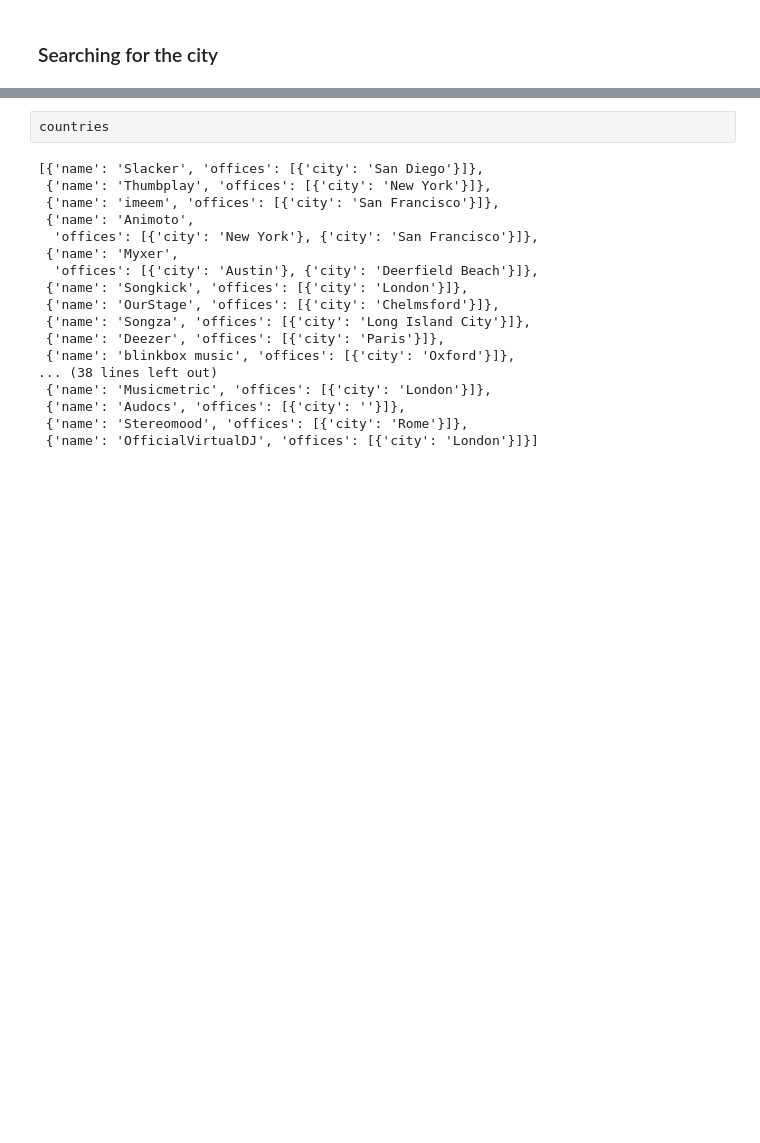
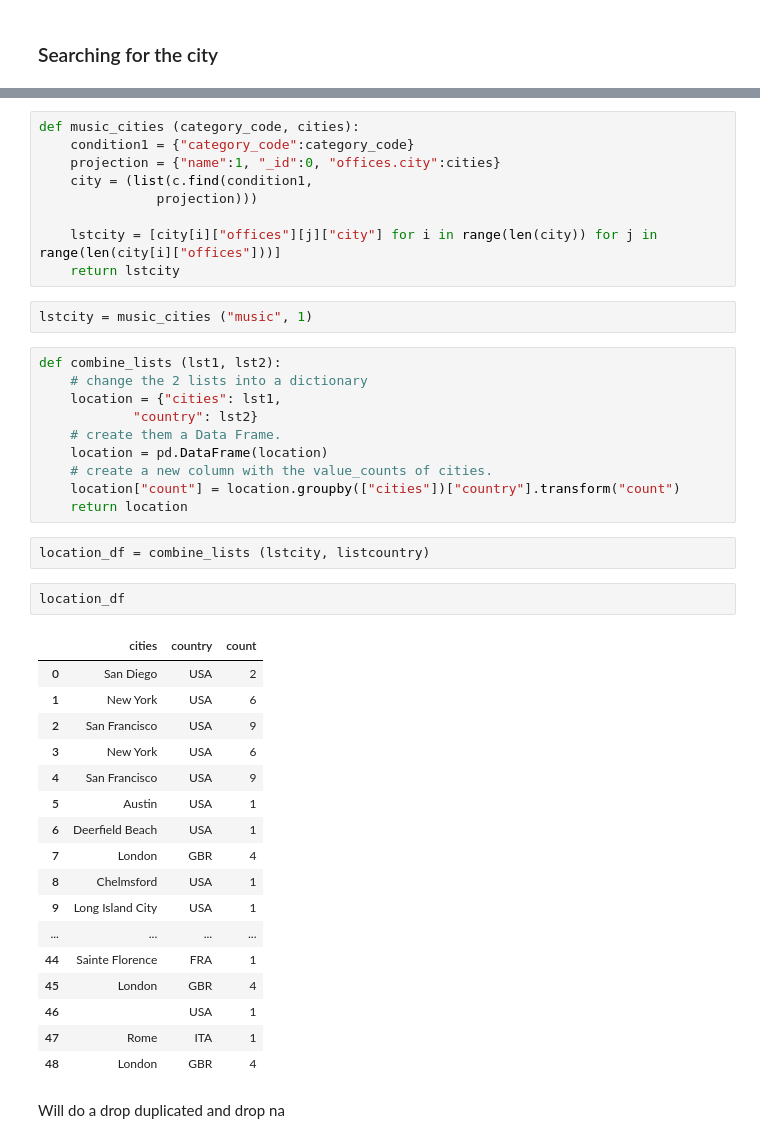
Before and after one commit to imalanz/RockAI_Studio, a Jupyter notebook: Analisis.ipynb, the cells around one changed output, grey strips where cells are left out. Saved outputs shown, nothing was run; the diff lists cells and outputs as text; blank space fills up the shorter version.

```diff
--- a/Analisis.ipynb
+++ b/Analisis.ipynb
@@ -185,20 +153,45 @@ countries = (list(c.find(condition1,
-# %%
-countries
-# %% [output]
-[{'name': 'Slacker', 'offices': [{'city': 'San Diego'}]},
- {'name': 'Thumbplay', 'offices': [{'city': 'New York'}]},
- {'name': 'imeem', 'offices': [{'city': 'San Francisco'}]},
- {'name': 'Animoto',
-  'offices': [{'city': 'New York'}, {'city': 'San Francisco'}]},
- {'name': 'Myxer',
-  'offices': [{'city': 'Austin'}, {'city': 'Deerfield Beach'}]},
- {'name': 'Songkick', 'offices': [{'city': 'London'}]},
- {'name': 'OurStage', 'offices': [{'city': 'Chelmsford'}]},
- {'name': 'Songza', 'offices': [{'city': 'Long Island City'}]},
- {'name': 'Deezer', 'offices': [{'city': 'Paris'}]},
- {'name': 'blinkbox music', 'offices': [{'city': 'Oxford'}]},
-... (38 lines left out)
- {'name': 'Musicmetric', 'offices': [{'city': 'London'}]},
- {'name': 'Audocs', 'offices': [{'city': ''}]},
- {'name': 'Stereomood', 'offices': [{'city': 'Rome'}]},
- {'name': 'OfficialVirtualDJ', 'offices': [{'city': 'London'}]}]
+# %%
+def music_cities (category_code, cities):
+    condition1 = {"category_code":category_code}
+    projection = {"name":1, "_id":0, "offices.city":cities}
+    city = (list(c.find(condition1,
+               projection)))
+
+    lstcity = [city[i]["offices"][j]["city"] for i in range(len(city)) for j in range(len(city[i]["offices"]))]
+    return lstcity
+# %%
+lstcity = music_cities ("music", 1)
+# %%
+def combine_lists (lst1, lst2):
+    # change the 2 lists into a dictionary
+    location = {"cities": lst1,
+            "country": lst2}
+    # create them a Data Frame.
+    location = pd.DataFrame(location)
+    # create a new column with the value_counts of cities.
+    location["count"] = location.groupby(["cities"])["country"].transform("count")
+    return location
+# %%
+location_df = combine_lists (lstcity, listcountry)
+# %%
+location_df
+# %% [output]
+|  | cities | country | count |
+| 0 | San Diego | USA | 2 |
+| 1 | New York | USA | 6 |
+| 2 | San Francisco | USA | 9 |
+| 3 | New York | USA | 6 |
+| 4 | San Francisco | USA | 9 |
+| 5 | Austin | USA | 1 |
+| 6 | Deerfield Beach | USA | 1 |
+| 7 | London | GBR | 4 |
+| 8 | Chelmsford | USA | 1 |
+| 9 | Long Island City | USA | 1 |
+| ... | ... | ... | ... |
+| 44 | Sainte Florence | FRA | 1 |
+| 45 | London | GBR | 4 |
+| 46 |  | USA | 1 |
+| 47 | Rome | ITA | 1 |
+| 48 | London | GBR | 4 |
+# %% [markdown]
+Will do a drop duplicated and drop na
```
Also changed, not shown: parts of 17 cells of this notebook, 5 other files.
